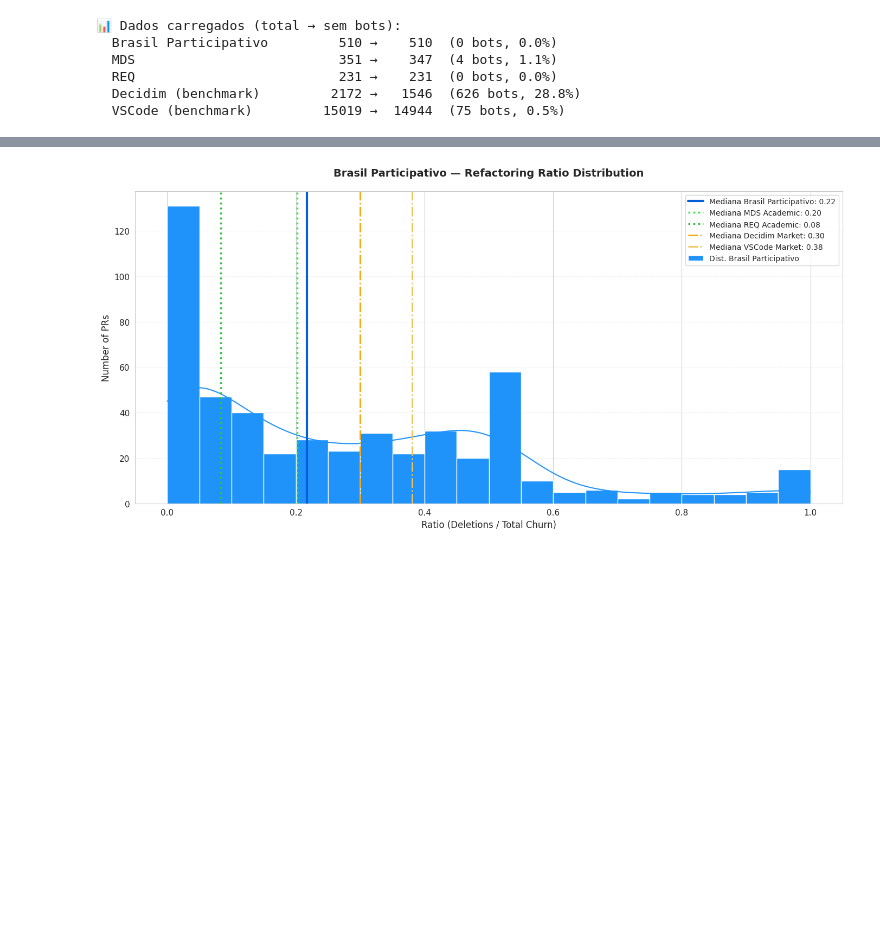
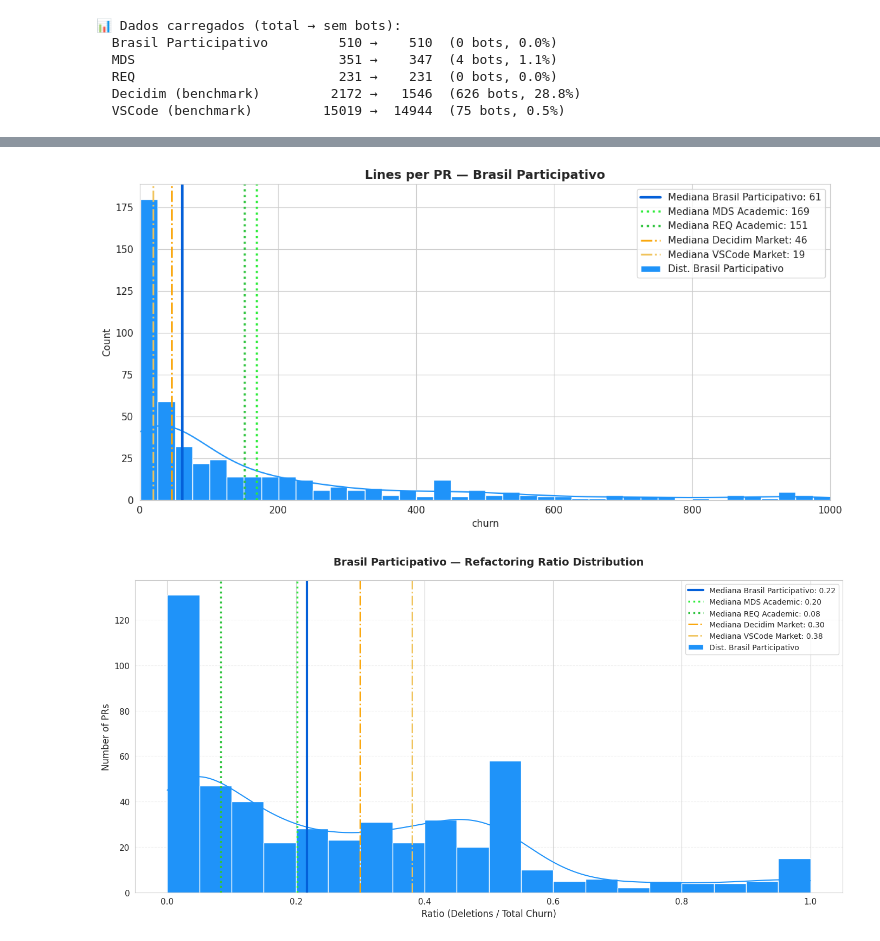
Before and after one commit to lablivre-unb/EbL_Over_PbL, a Jupyter notebook: metrics/notebooks/prs_viz_bp.ipynb, the cells around one changed output, grey strips where cells are left out. Drawn from its saved outputs; the diff is of its cells as text; code cells hidden in the pictures; blank space fills up the shorter version.

```diff
--- a/metrics/notebooks/prs_viz_bp.ipynb
+++ b/metrics/notebooks/prs_viz_bp.ipynb
@@ -124,3 +106,23 @@ plot_size_complexity_multi_bench(df_no_bots, df_mds_no_bots, df_req_no_bots, lab
+# %%
+fig, ax2 = plt.subplots(figsize=(12, 6))
+
+subset_churn = clean_lab[clean_lab['churn'] <= 1000]['churn']
+sns.histplot(subset_churn, binwidth=25, kde=True, color=BP_LIGHT, edgecolor='white', alpha=1.0, ax=ax2, label=f'Dist. {org_title}')
+
+ax2.axvline(p50_churn_lab, color=BP_PRIMARY, linewidth=3, label=f'Mediana {org_title}: {p50_churn_lab:.0f}')
+ax2.axvline(p50_churn_mds, color=DISC_PRIMARY, linewidth=2.5, linestyle=':', label=f'Mediana {mds_title}: {p50_churn_mds:.0f}')
+ax2.axvline(p50_churn_req, color=DISC_LIGHT, linewidth=2.5, linestyle=':', label=f'Mediana {req_title}: {p50_churn_req:.0f}')
+ax2.axvline(p50_churn_decidim, color=BENCH_PRIMARY, linewidth=2, linestyle='-.', label=f'Mediana {decidim_title}: {p50_churn_decidim:.0f}')
+ax2.axvline(p50_churn_vscode, color=BENCH_MEDIUM, linewidth=2, linestyle='-.', label=f'Mediana {vscode_title}: {p50_churn_vscode:.0f}')
+ax2.set_xlim(0, 1000)
+ax2.legend()
+
+ax2.set_title('Lines per PR — Brasil Participativo', fontsize=14, fontweight='bold')
+
+plt.tight_layout()
+plt.show()
+# %% [output]
+[figure, added]
 # %%
 def plot_maintenance_patterns_comparison(df_bp, df_mds, df_req):
     def calculate_ratio(data):
```
Also changed, not shown: parts of 1 cell of this notebook.
